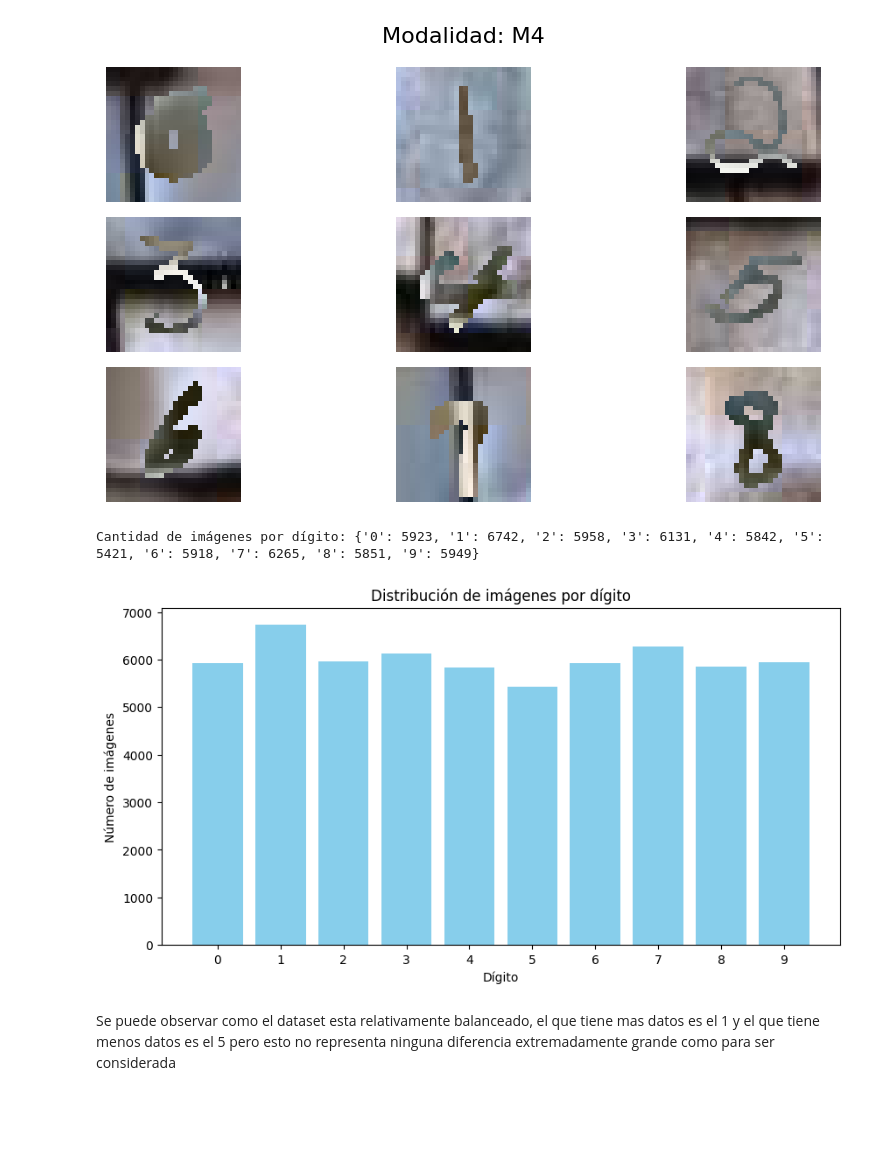
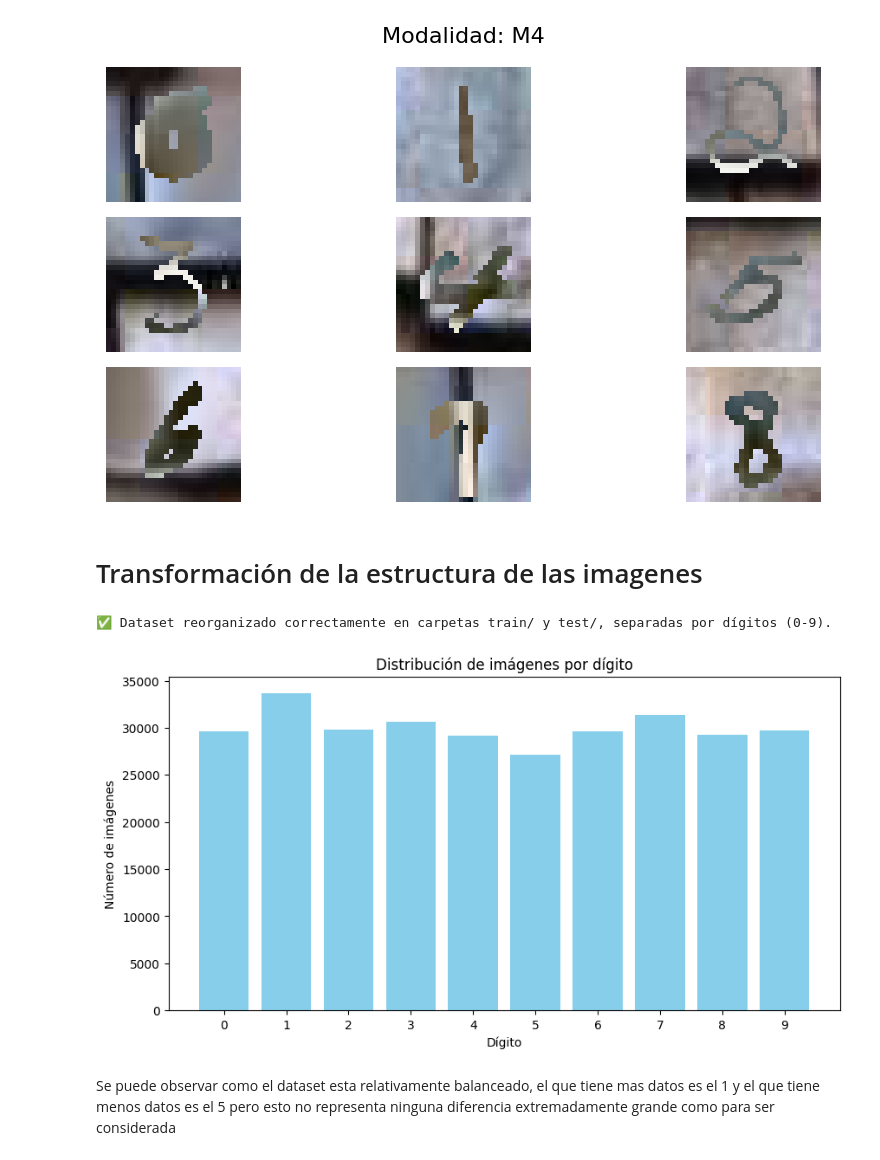
Before and after one commit to DanielRasho/DS-lab3, a Jupyter notebook: Laboratorio3.ipynb, the cells around one changed output. Cells and saved outputs as stored; diff of their text form; code cells hidden in the pictures; blank space fills up the shorter version.

```diff
--- a/Laboratorio3.ipynb
+++ b/Laboratorio3.ipynb
@@ -162,14 +161,16 @@ plt.tight_layout()
 plt.show()
 # %% [output]
 [figure]
+# %% [markdown]
+# Transformación de la estructura de las imagenes
 # %%
 import os
 import shutil
 from tqdm import tqdm
 
 # Rutas base
-BASE_PATH = "/kaggle/input/mnist-multiple-dataset-comprehensive-analysis/PolyMNIST/MMNIST"
-OUTPUT_PATH = "/content/drive/MyDrive/DataScience/dataset"
+BASE_PATH = "./original_dataset/PolyMNIST/MMNIST"
+OUTPUT_PATH = "./data"
 
 # Conjuntos a procesar
 datasets = ["train", "test"]
@@ -212,8 +213,10 @@ with tqdm(total=total_files, desc="Reorganizando dataset", unit="archivo") as pb
                         continue
 
                     # Rutas de origen y destino
+                    prefix = folder_path.split('/')[-1]
+                    final_file_name = f"{prefix}.{file}"
                     src = os.path.join(folder_path, file)
-                    dst = os.path.join(output_ds_path, str(number), file)
+                    dst = os.path.join(output_ds_path, str(number), final_file_name)
 
                     # Copiar archivo a la carpeta correcta
                     shutil.copy2(src, dst)
@@ -222,26 +225,27 @@ with tqdm(total=total_files, desc="Reorganizando dataset", unit="archivo") as pb
                     pbar.update(1)
 
 print("✅ Dataset reorganizado correctamente en carpetas train/ y test/, separadas por dígitos (0-9).")
+# %% [output]
+✅ Dataset reorganizado correctamente en carpetas train/ y test/, separadas por dígitos (0-9).
 # %%
-dataset_path = "./dataset_sorted"
+dataset_path = "./data/train"
 digit_counts = {}
 
 # Contar archivos por carpeta (clase)
 for digit in sorted(os.listdir(dataset_path)):
     digit_path = os.path.join(dataset_path, digit)
     if os.path.isdir(digit_path):
         digit_counts[digit] = len(os.listdir(digit_path))
 
 # Visualizar distribución
 plt.figure(figsize=(10, 5))
 plt.bar(digit_counts.keys(), digit_counts.values(), color='skyblue')
 plt.title("Distribución de imágenes por dígito")
 plt.xlabel("Dígito")
 plt.ylabel("Número de imágenes")
 plt.show()
 # %% [output]
-Cantidad de imágenes por dígito: {'0': 5923, '1': 6742, '2': 5958, '3': 6131, '4': 5842, '5': 5421, '6': 5918, '7': 6265, '8': 5851, '9': 5949}
-[figure, old version]
+[figure, new version]
 # %% [markdown]
 Se puede observar como el dataset esta relativamente balanceado, el que tiene mas datos es el 1 y el que tiene menos datos es el 5 pero esto no representa ninguna diferencia extremadamente grande como para ser considerada
 # %%
```
Also changed, not shown: parts of 14 cells of this notebook, 2 other files.
